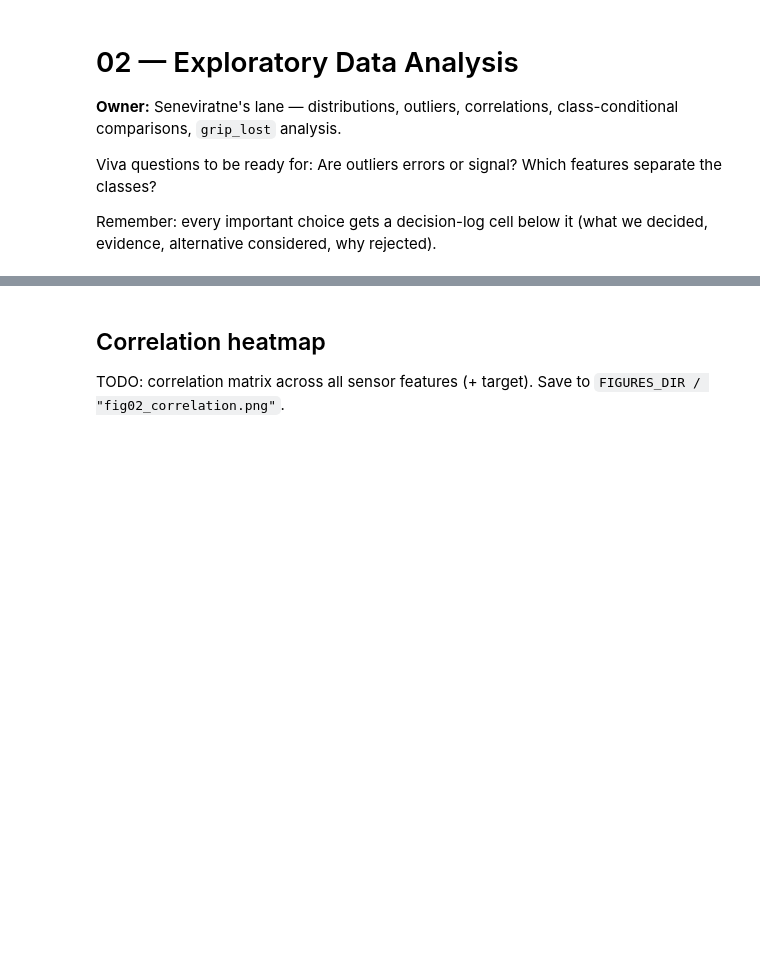
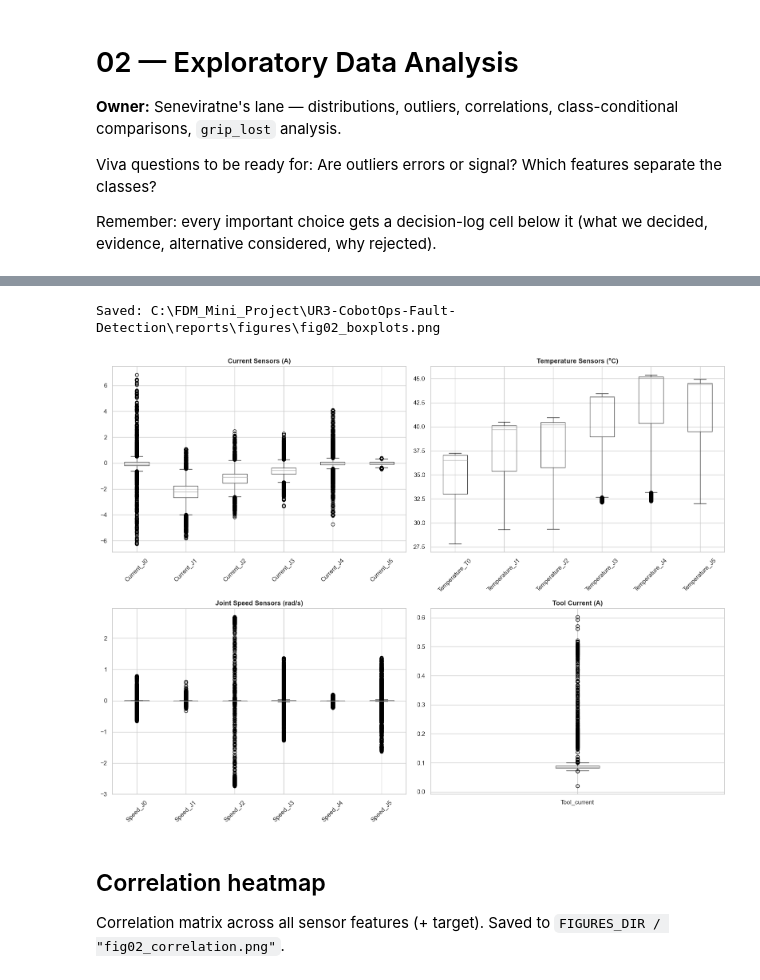
Before and after one commit to Bimsara-Yehan/UR3-CobotOps-Fault-Detection, a Jupyter notebook: notebooks/02_eda.ipynb, the cells around one changed output, grey strips where cells are left out. Drawn from its saved outputs; the diff is of its cells as text; code cells hidden in the pictures; blank space fills up the shorter version.

```diff
--- a/notebooks/02_eda.ipynb
+++ b/notebooks/02_eda.ipynb
@@ -60,7 +145,32 @@ pd.Series({c: iqr_outlier_count(df[c]) for c in numeric_cols}).sort_values(ascen
 # %%
-# TODO: boxplots, e.g. df[current_cols].plot(kind="box")
+fig, axes = plt.subplots(2, 2, figsize=(16, 12))
+
+# Current
+df.boxplot(column=current_cols, ax=axes[0, 0], rot=45)
+axes[0, 0].set_title("Current Sensors (A)", fontweight="bold")
+
+# Temperature
+df.boxplot(column=temperature_cols, ax=axes[0, 1], rot=45)
+axes[0, 1].set_title("Temperature Sensors (°C)", fontweight="bold")
+
+# Speed
+df.boxplot(column=speed_cols, ax=axes[1, 0], rot=45)
+axes[1, 0].set_title("Joint Speed Sensors (rad/s)", fontweight="bold")
+
+# Tool current
+df.boxplot(column=tool_cols, ax=axes[1, 1])
+axes[1, 1].set_title("Tool Current (A)", fontweight="bold")
+
+plt.tight_layout()
+fig_path = FIGURES_DIR / "fig02_boxplots.png"
+plt.savefig(fig_path, dpi=300, bbox_inches="tight")
+print(f"Saved: {fig_path}")
+plt.show()
+# %% [output]
+Saved: C:\FDM_Mini_Project\UR3-CobotOps-Fault-Detection\reports\figures\fig02_boxplots.png
+[figure, added]
 # %% [markdown]
 ## Correlation heatmap
 
-TODO: correlation matrix across all sensor features (+ target). Save to `FIGURES_DIR / "fig02_correlation.png"`.
+Correlation matrix across all sensor features (+ target). Saved to `FIGURES_DIR / "fig02_correlation.png"`.
 # %%
```
Also changed, not shown: parts of 14 cells of this notebook, 6 other files.
